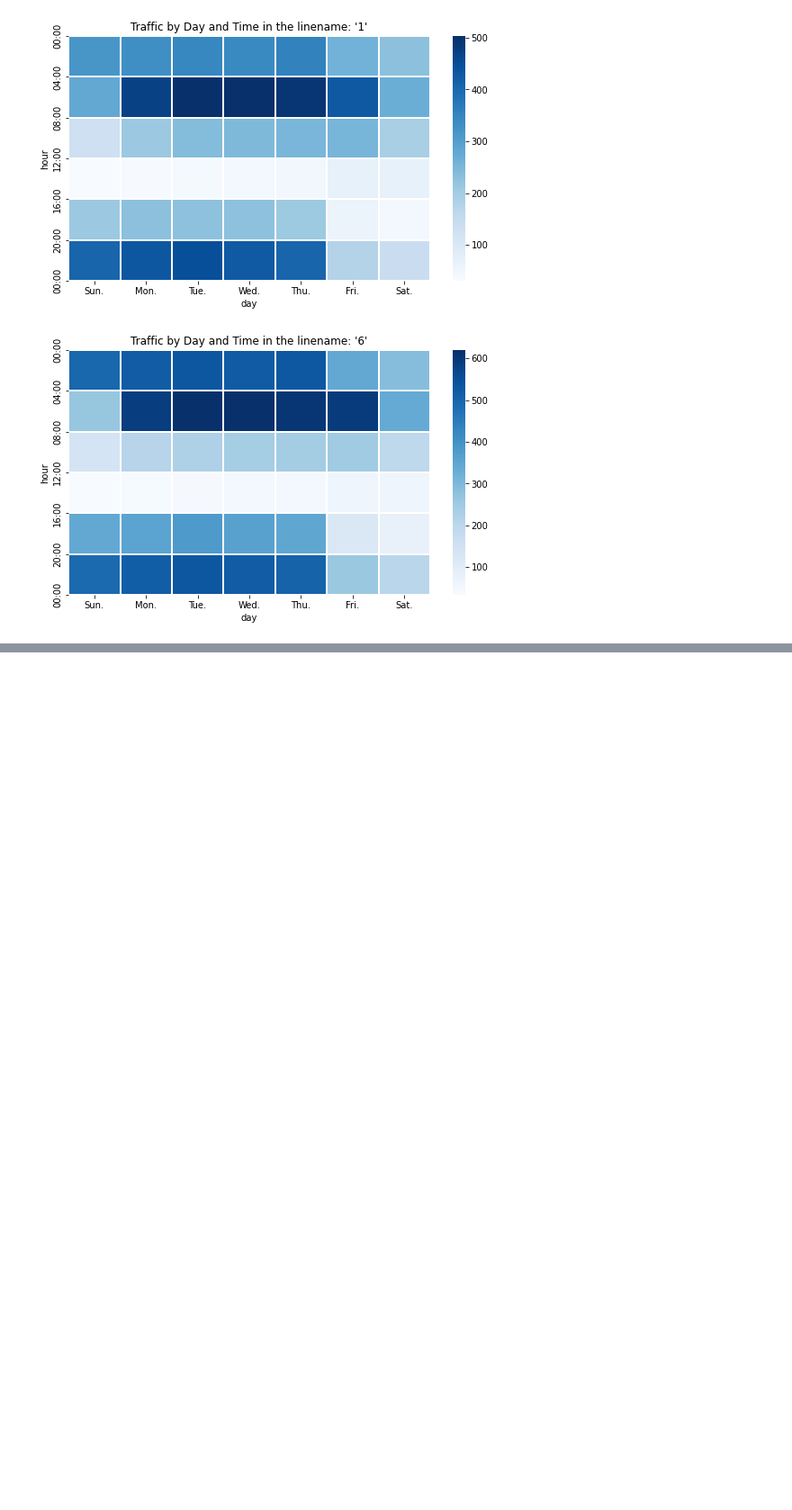
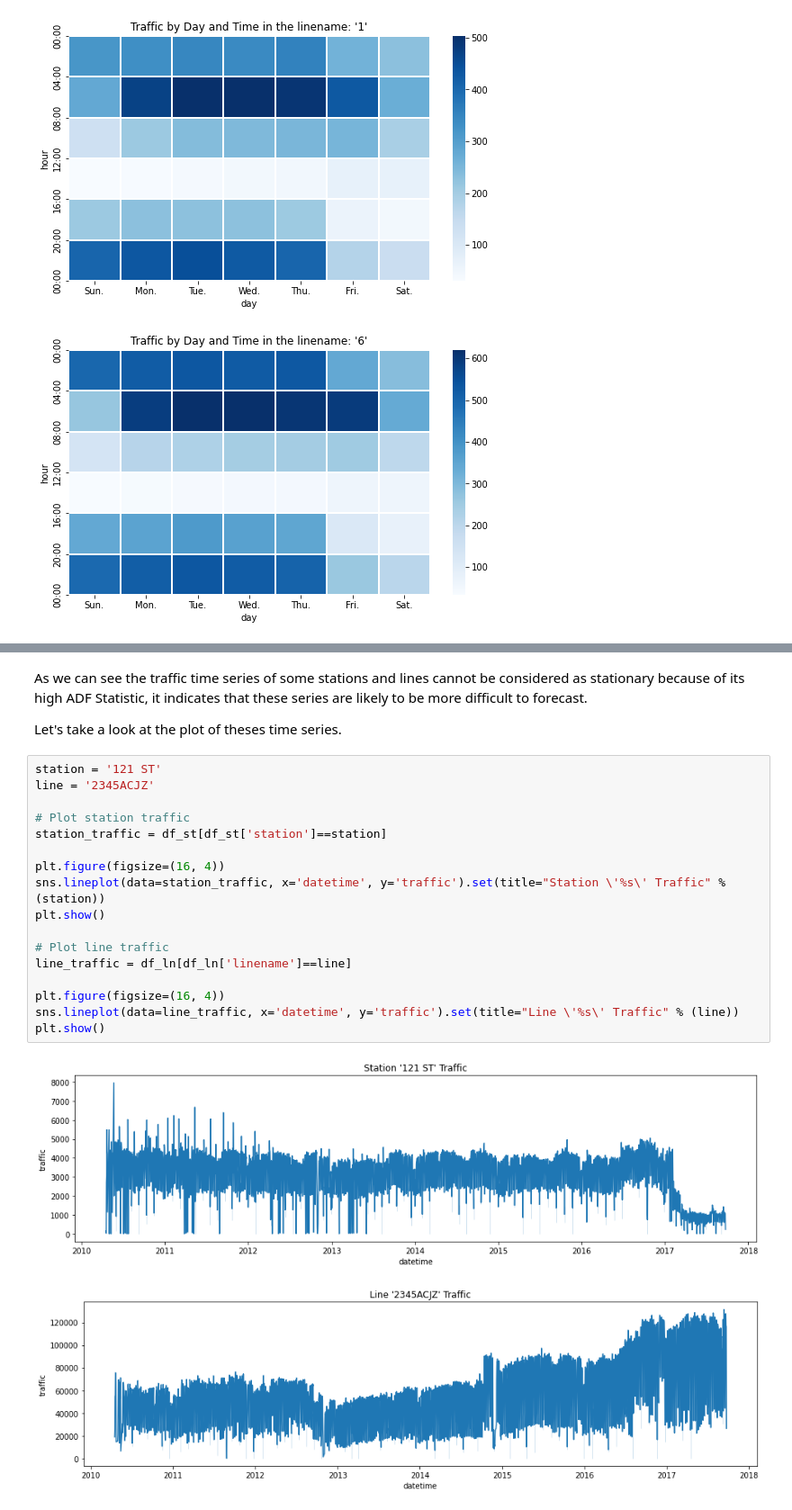
Before and after one commit to esgario/nyc-metro-forecasting, a Jupyter notebook: 1_exploratory_data_analysis.ipynb, the cells around one changed output, grey strips where cells are left out. Shown at 90% size. Saved outputs shown, nothing was run; the diff lists cells and outputs as text; blank space fills up the shorter version.

```diff
--- a/1_exploratory_data_analysis.ipynb
+++ b/1_exploratory_data_analysis.ipynb
@@ -226,0 +410,24 @@ plot_traffic_by_hour_and_weekday('linename', 'Blues')
+# %% [markdown]
+As we can see the traffic time series of some stations and lines cannot be considered as stationary because of its high ADF Statistic, it indicates that these series are likely to be more difficult to forecast.
+
+Let's take a look at the plot of theses time series.
+# %%
+station = '121 ST'
+line = '2345ACJZ'
+
+# Plot station traffic
+station_traffic = df_st[df_st['station']==station]
+
+plt.figure(figsize=(16, 4))
+sns.lineplot(data=station_traffic, x='datetime', y='traffic').set(title="Station \'%s\' Traffic" % (station))
+plt.show()
+
+# Plot line traffic
+line_traffic = df_ln[df_ln['linename']==line]
+
+plt.figure(figsize=(16, 4))
+sns.lineplot(data=line_traffic, x='datetime', y='traffic').set(title="Line \'%s\' Traffic" % (line))
+plt.show()
+# %% [output]
+[figure, added]
+[figure, added]
```
Also changed, not shown: parts of 32 cells of this notebook, 1 other file.
